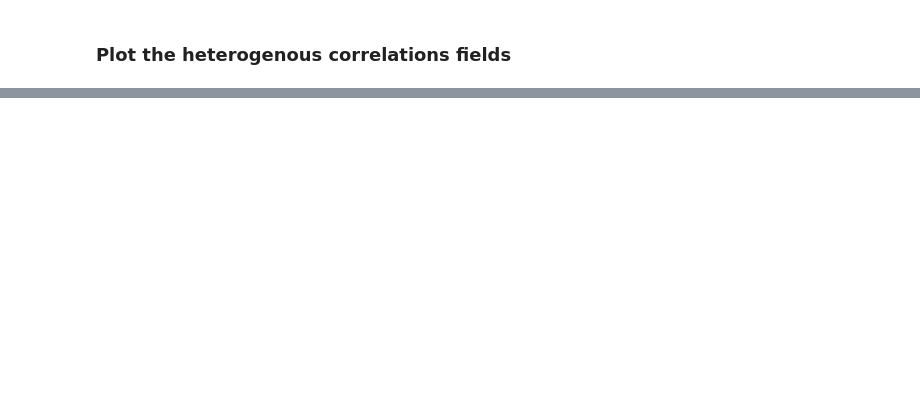
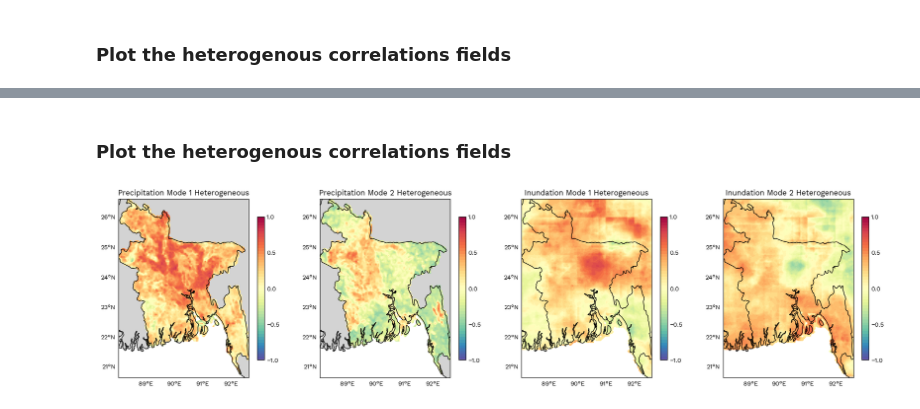
Before and after one commit to alex-saunders00/geog696CProject, a Jupyter notebook: scr/dataAnalysis/calcMCA_FIA_precip.ipynb, the cells around one changed output, grey strips where cells are left out. Saved outputs shown, nothing was run; the diff lists cells and outputs as text; code cells hidden in the pictures; blank space fills up the shorter version.

```diff
--- a/scr/dataAnalysis/calcMCA_FIA_precip.ipynb
+++ b/scr/dataAnalysis/calcMCA_FIA_precip.ipynb
@@ -311,0 +391,44 @@ plt.show()
+# %% [markdown]
+### Plot the heterogenous correlations fields
+# %%
+dataToPlot=[hetP,hetP,hetF,hetF]
+modesToPlot=[0,1,0,1]
+namesToPlot=['Precipitation', 'Precipitation', 'Inundation', 'Inundation']
+
+# vmin, vmax, nlevels, nlevelsCbar = -0.03, 0.03, 51, 7
+# vmin, vmax, nlevels, nlevelsCbar = -0.003, 0.003, 51, 7
+vmin, vmax, nlevels, nlevelsCbar = -1, 1, 51, 5
+cmap='Spectral_r'
+levels = np.linspace(vmin, vmax, nlevels)
+nToPlot=4
+ncolsToPlot=4
+colSize=4.5
+
+fig, axes = plt.subplots(math.ceil(nToPlot/ncolsToPlot), ncolsToPlot, figsize=(colSize*ncolsToPlot, colSize*(math.ceil(nToPlot/ncolsToPlot))), constrained_layout=True, subplot_kw={'projection': ccrs.Miller(central_longitude=90)})
+# fig.suptitle('Homogenous correlations, precip')
+
+for i, ax in enumerate(axes.ravel()[:nToPlot]):#
+
+    plotData=dataToPlot[i][:,:,modesToPlot[i]]
+    plotCoords=dataToPlot[i]
+    ax.set_title('{0} Mode {1} Heterogeneous'.format(namesToPlot[i],modesToPlot[i]+1))#, fontsize=16)
+    ax.coastlines(color='black')
+    ax.add_feature(cfeature.LAND, color='lightgray')
+    ax.add_feature(cfeature.BORDERS)
+    ax.set_extent([FIA.lon.min().values, FIA.lon.max().values, FIA.lat.min().values, FIA.lat.max().values], crs=ccrs.PlateCarree())
+    gl1 = ax.gridlines(color='k', linestyle='--', draw_labels=["left", "bottom"], x_inline=False,
+                      y_inline=False, ylocs=list(range(20, 28, 1)), xlocs=list(range(88, 94, 1)))
+    gl1.xlines=False
+    gl1.ylines=False
+    eofPlot = ax.contourf(plotCoords.lon, plotCoords.lat, plotData, cmap=cmap, transform=ccrs.PlateCarree(), vmin=vmin, vmax=vmax, levels=levels)
+    cb1 = plt.colorbar(eofPlot, orientation='vertical', ticks=np.linspace(vmin, vmax, nlevelsCbar),
+                      extend='both', shrink=0.8)
+    # cb1.set_label('Correlation', rotation=270)
+    cb1.ax.tick_params(size=0)
+
+    # if i>=EOFsToPlot:
+    #     ax.remove()
+
+plt.show()
+# %% [output]
+[figure, added]
```
Also changed, not shown: parts of 32 cells of this notebook, 32 other files.
